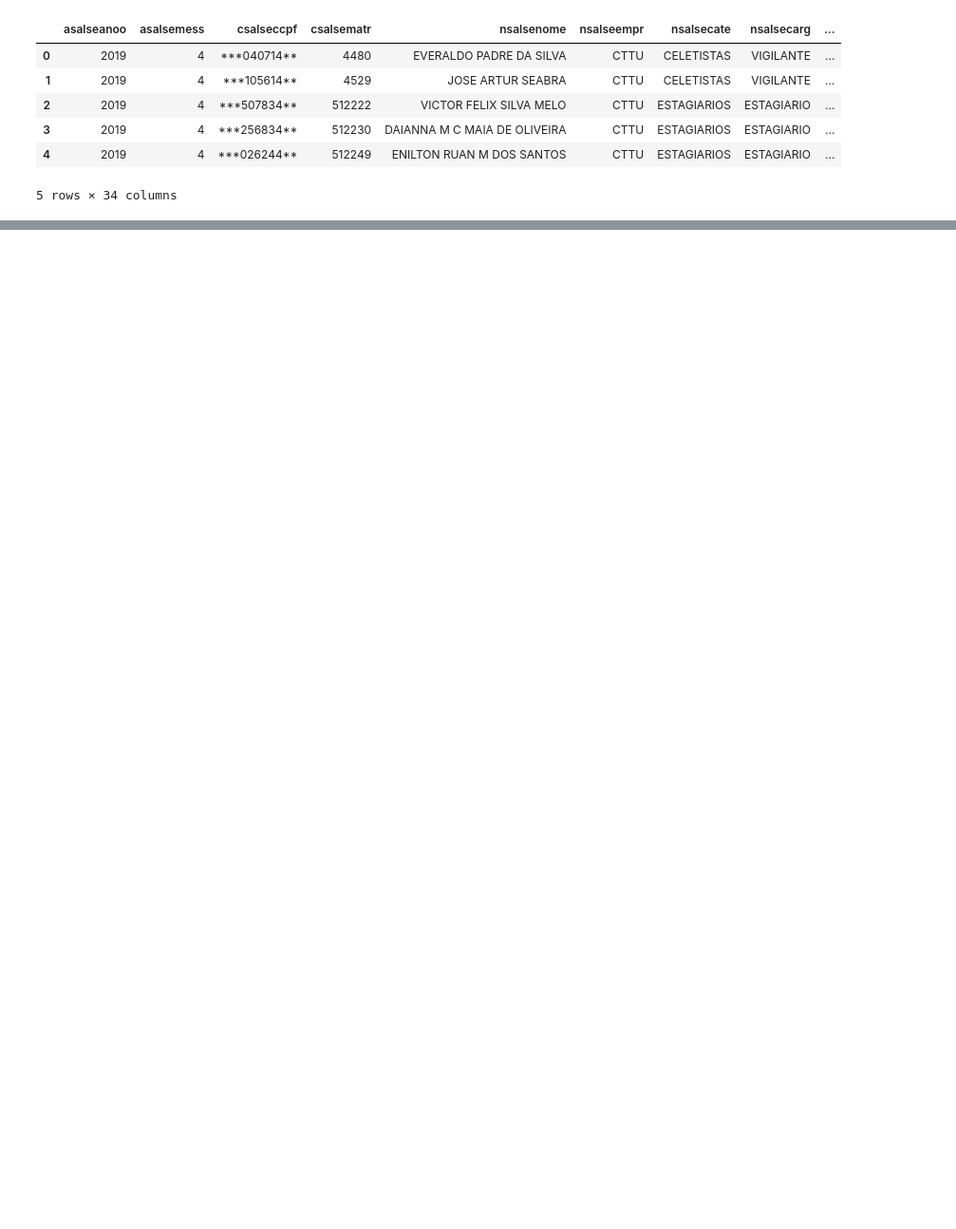
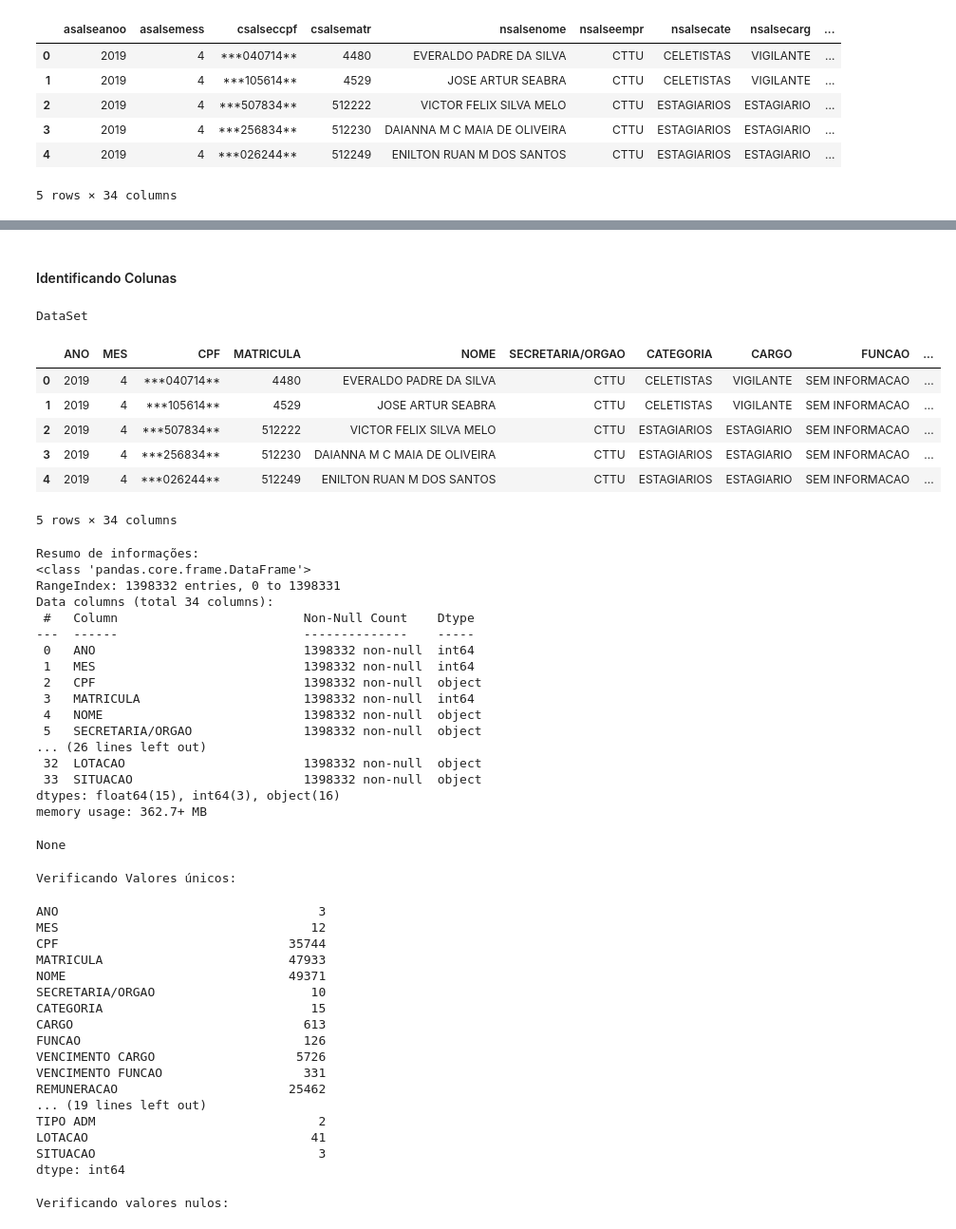
Before and after one commit to JBDhh/ProjetoBD, a Jupyter notebook: notebooks/Servidores_ETL.ipynb, the cells around one changed output, grey strips where cells are left out. Shown: that part at 95% size. Drawn from its saved outputs; the diff is of its cells as text; code cells hidden in the pictures; blank space fills up the shorter version.

```diff
--- a/notebooks/Servidores_ETL.ipynb
+++ b/notebooks/Servidores_ETL.ipynb
@@ -26,9 +14,9 @@ import csv
 # %%
 #Criando um dicionário com todos os caminhos dos arquivos. Isso vai ser bom porque utilizarei as chaves para criar uma coluna de "Ano"
 arquivos = {
-    '2019': 'notebooks/data/dados_servidores_2019.csv',
-    '2020': 'notebooks/data/dados_servidores_2020.csv',
-    '2021': 'notebooks/data/dados_servidores_2021.csv'
+    '2019': 'data/dados_servidores_2019.csv',
+    '2020': 'data/dados_servidores_2020.csv',
+    '2021': 'data/dados_servidores_2021.csv'
 }
 
 lista_dataframes = [] #Para armazenar todos os dataframes
@@ -203,5 +191,22 @@ dict_dados = [
         "codigo": "aslserjornadamensal",
         "descricao": "JORANADA MENSAL",
 
+      },
+      {
+          "codigo" : "esalseinstrucao" ,
+          "descricao": "GRAU DE INSTRUCAO"
+      },
+      {
+          "codigo" : "esalsegenero" ,
+          "descricao": "GENERO"
+      },
+      {
+          "codigo" : "eselsesituacao" ,
+          "descricao": "SITUACAO"
+      },
+      {
+          "codigo" : "esalseadministracao" ,
+          "descricao": "TIPO ADM"
       }
+
       ]
@@ -208,4 +215,61 @@ dict_dados = [
+# %% [markdown]
+#### Identificando Colunas
 # %%
 # Renomeando as colunas com base nas discrições do dicionario de dados para nomes mais intuitivos
 for campo in dict_dados:
     df = df.rename(columns={campo['codigo']: campo['descricao']})
+# %%
+print('DataSet')
+display(df.head(5))
+print('Resumo de informações:')
+display(df.info())
+print('Verificando Valores únicos:')
+display(df.nunique(dropna=False))
+print('Verificando valores nulos:')
+display(df.isnull().sum())
+# %% [output]
+DataSet
+|  | ANO | MES | CPF | MATRICULA | NOME | SECRETARIA/ORGAO | CATEGORIA | CARGO | FUNCAO | ... |
+| 0 | 2019 | 4 | ***040714** | 4480 | EVERALDO PADRE DA SILVA | CTTU | CELETISTAS | VIGILANTE | SEM INFORMACAO | ... |
+| 1 | 2019 | 4 | ***105614** | 4529 | JOSE ARTUR SEABRA | CTTU | CELETISTAS | VIGILANTE | SEM INFORMACAO | ... |
+| 2 | 2019 | 4 | ***507834** | 512222 | VICTOR FELIX SILVA MELO | CTTU | ESTAGIARIOS | ESTAGIARIO | SEM INFORMACAO | ... |
+| 3 | 2019 | 4 | ***256834** | 512230 | DAIANNA M C MAIA DE OLIVEIRA | CTTU | ESTAGIARIOS | ESTAGIARIO | SEM INFORMACAO | ... |
+| 4 | 2019 | 4 | ***026244** | 512249 | ENILTON RUAN M DOS SANTOS | CTTU | ESTAGIARIOS | ESTAGIARIO | SEM INFORMACAO | ... |
+5 rows × 34 columns
+Resumo de informações:
+<class 'pandas.core.frame.DataFrame'>
+RangeIndex: 1398332 entries, 0 to 1398331
+Data columns (total 34 columns):
+ #   Column                         Non-Null Count    Dtype
+---  ------                         --------------    -----
+ 0   ANO                            1398332 non-null  int64
+ 1   MES                            1398332 non-null  int64
+ 2   CPF                            1398332 non-null  object
+ 3   MATRICULA                      1398332 non-null  int64
+ 4   NOME                           1398332 non-null  object
+ 5   SECRETARIA/ORGAO               1398332 non-null  object
+... (26 lines left out)
+ 32  LOTACAO                        1398332 non-null  object
+ 33  SITUACAO                       1398332 non-null  object
+dtypes: float64(15), int64(3), object(16)
+memory usage: 362.7+ MB
+None
+Verificando Valores únicos:
+ANO                                   3
+MES                                  12
+CPF                               35744
+MATRICULA                         47933
+NOME                              49371
+SECRETARIA/ORGAO                     10
+CATEGORIA                            15
+CARGO                               613
+FUNCAO                              126
+VENCIMENTO CARGO                   5726
+VENCIMENTO FUNCAO                   331
+REMUNERACAO                       25462
+... (19 lines left out)
+TIPO ADM                              2
+LOTACAO                              41
+SITUACAO                              3
+dtype: int64
+Verificando valores nulos:
```
Also changed, not shown: parts of 33 cells of this notebook, 2 other files.
